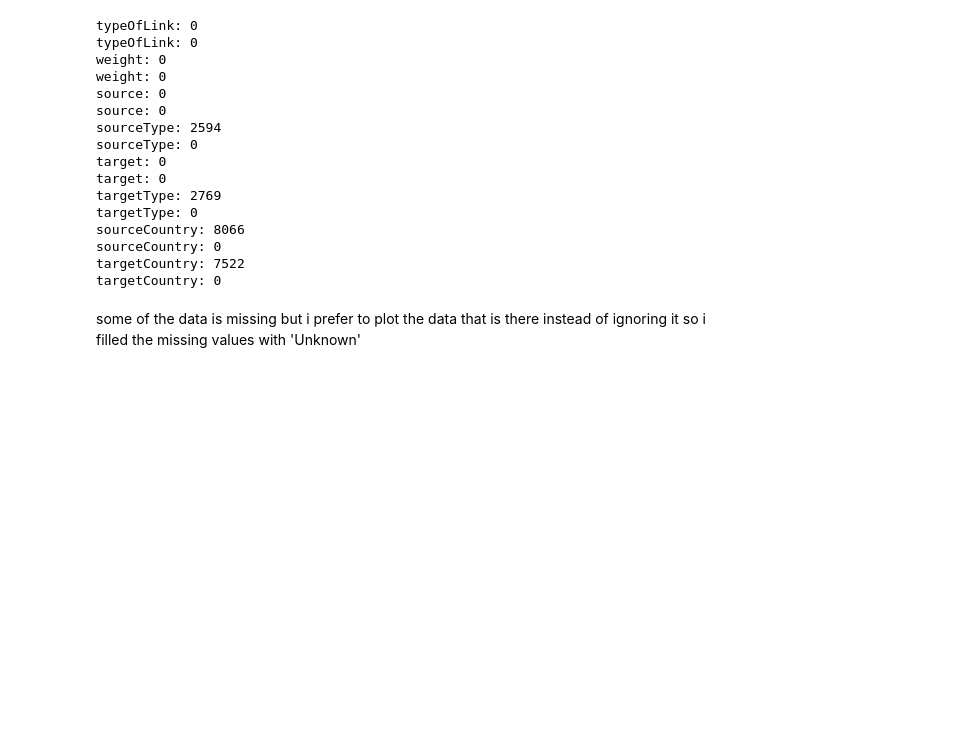
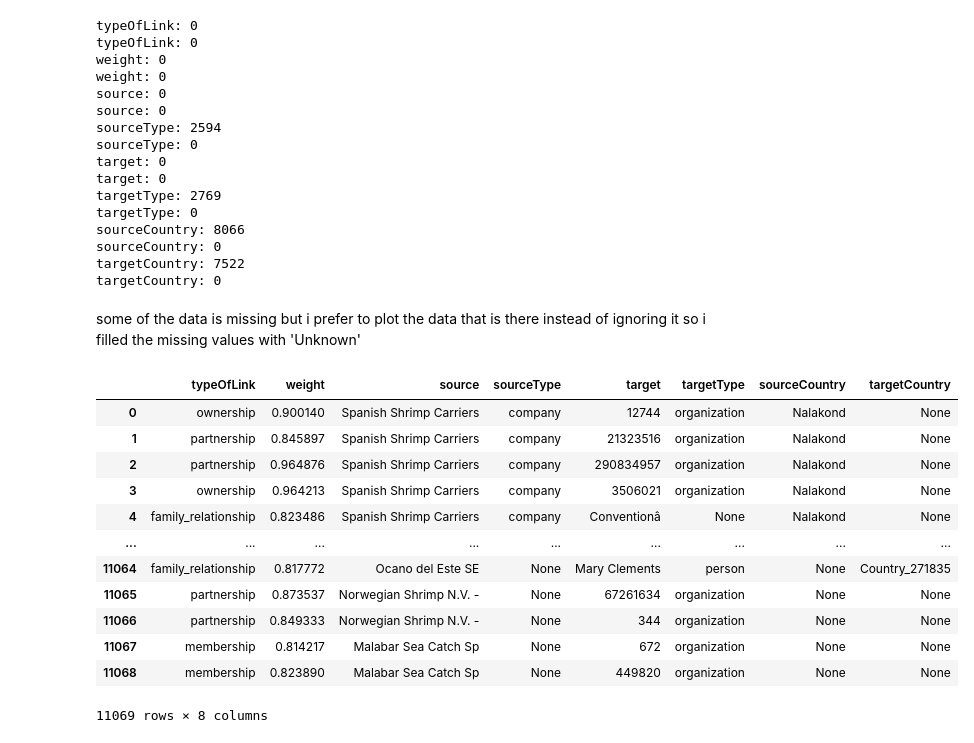
Before and after one commit to AlessandroCarella/Visual-analytics, a Jupyter notebook: src/data/AAAA dataCleaningEdgesNodesJointed.ipynb, the cells around one changed output. Drawn from its saved outputs; the diff is of its cells as text; code cells hidden in the pictures; blank space fills up the shorter version.

```diff
--- a/src/data/AAAA dataCleaningEdgesNodesJointed.ipynb
+++ b/src/data/AAAA dataCleaningEdgesNodesJointed.ipynb
@@ -157,3 +157,19 @@ targetCountry: 7522
 targetCountry: 0
 # %% [markdown]
 some of the data is missing but i prefer to plot the data that is there instead of ignoring it so i filled the missing values with 'Unknown'
+# %%
+mergedDataset
+# %% [output]
+|  | typeOfLink | weight | source | sourceType | target | targetType | sourceCountry | targetCountry |
+| 0 | ownership | 0.900140 | Spanish Shrimp Carriers | company | 12744 | organization | Nalakond | None |
+| 1 | partnership | 0.845897 | Spanish Shrimp Carriers | company | 21323516 | organization | Nalakond | None |
+| 2 | partnership | 0.964876 | Spanish Shrimp Carriers | company | 290834957 | organization | Nalakond | None |
+| 3 | ownership | 0.964213 | Spanish Shrimp Carriers | company | 3506021 | organization | Nalakond | None |
+| 4 | family_relationship | 0.823486 | Spanish Shrimp Carriers | company | Conventionâ | None | Nalakond | None |
+| ... | ... | ... | ... | ... | ... | ... | ... | ... |
+| 11064 | family_relationship | 0.817772 | Ocano del Este SE | None | Mary Clements | person | None | Country_271835 |
+| 11065 | partnership | 0.873537 | Norwegian Shrimp N.V. - | None | 67261634 | organization | None | None |
+| 11066 | partnership | 0.849333 | Norwegian Shrimp N.V. - | None | 344 | organization | None | None |
+| 11067 | membership | 0.814217 | Malabar Sea Catch Sp | None | 672 | organization | None | None |
+| 11068 | membership | 0.823890 | Malabar Sea Catch Sp | None | 449820 | organization | None | None |
+11069 rows × 8 columns
```
Also changed, not shown: 6 other files.
